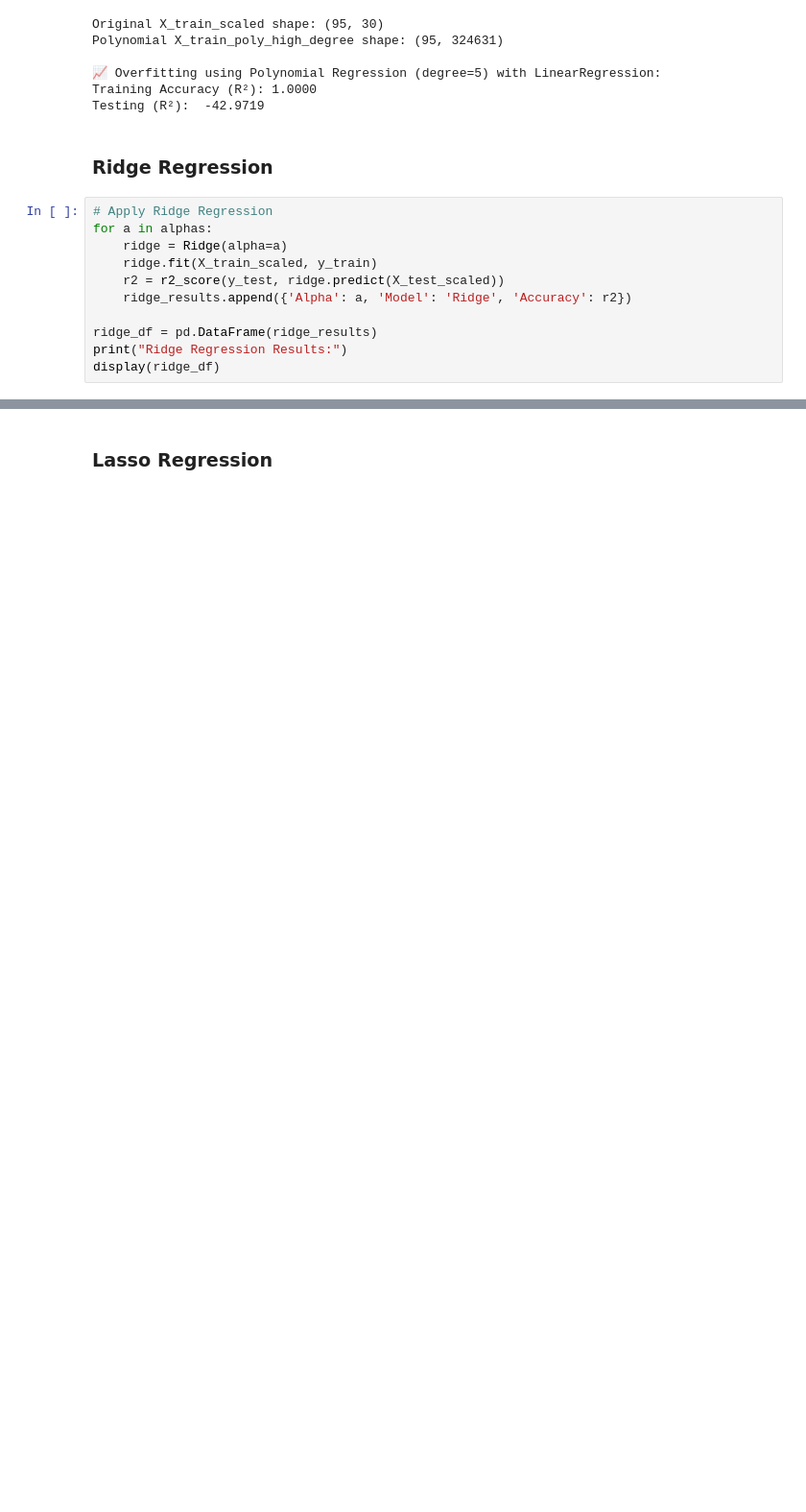
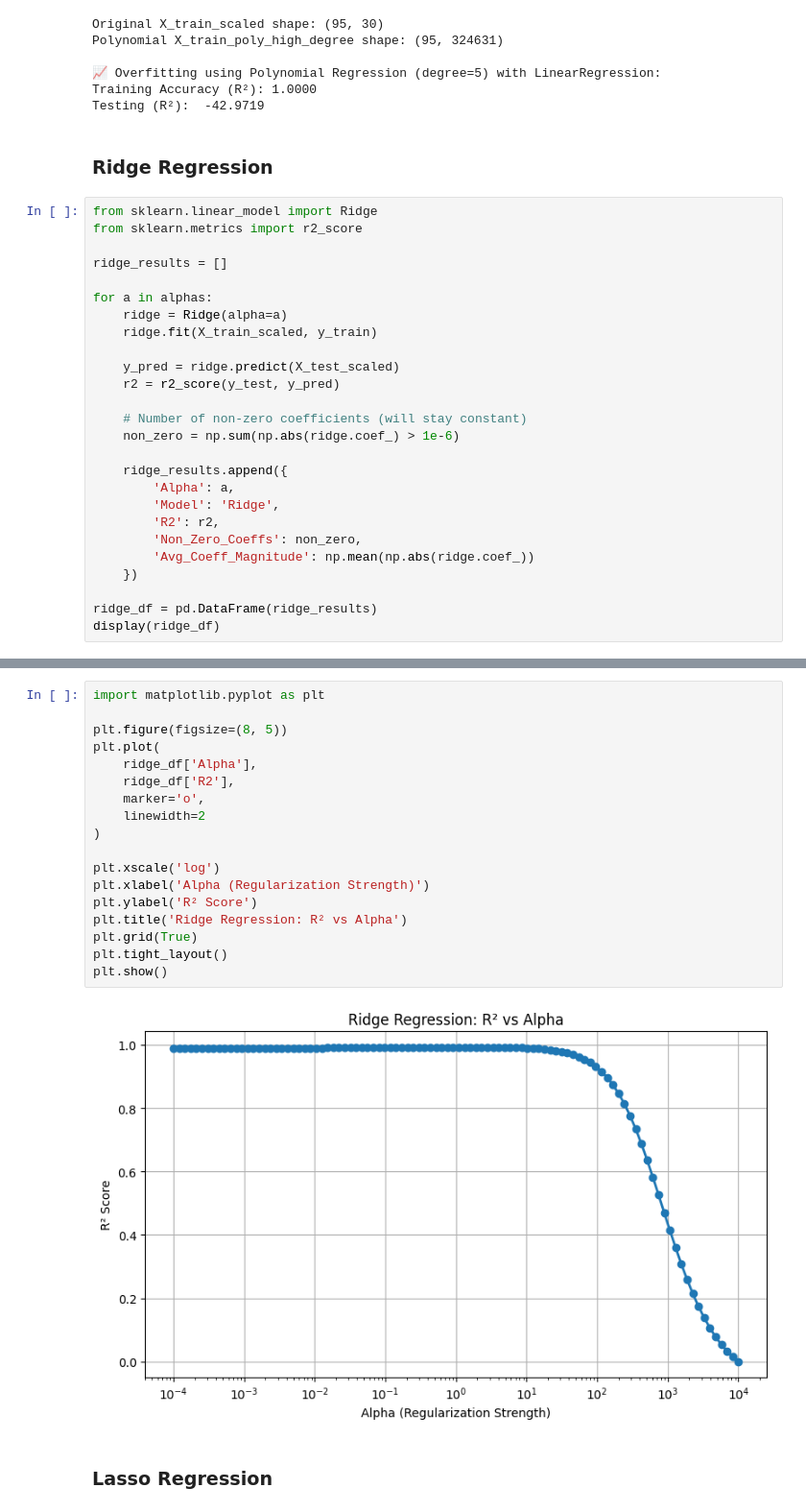
Before and after one commit to jahidurmahim/Machine_Learning_Laboratory, a Jupyter notebook: Crick_dataset.ipynb, the cells around one changed output, grey strips where cells are left out. Shown at 96% size. Saved outputs shown, nothing was run; the diff lists cells and outputs as text; blank space fills up the shorter version.

```diff
--- a/Crick_dataset.ipynb
+++ b/Crick_dataset.ipynb
@@ -596,14 +596,29 @@ Testing (R²):  -42.9719
 # %% [markdown]
 ### Ridge Regression
 # %%
-# Apply Ridge Regression
+from sklearn.linear_model import Ridge
+from sklearn.metrics import r2_score
+
+ridge_results = []
+
 for a in alphas:
     ridge = Ridge(alpha=a)
     ridge.fit(X_train_scaled, y_train)
-    r2 = r2_score(y_test, ridge.predict(X_test_scaled))
-    ridge_results.append({'Alpha': a, 'Model': 'Ridge', 'Accuracy': r2})
+
+    y_pred = ridge.predict(X_test_scaled)
+    r2 = r2_score(y_test, y_pred)
+
+    # Number of non-zero coefficients (will stay constant)
+    non_zero = np.sum(np.abs(ridge.coef_) > 1e-6)
+
+    ridge_results.append({
+        'Alpha': a,
+        'Model': 'Ridge',
+        'R2': r2,
+        'Non_Zero_Coeffs': non_zero,
+        'Avg_Coeff_Magnitude': np.mean(np.abs(ridge.coef_))
+    })
 
 ridge_df = pd.DataFrame(ridge_results)
-print("Ridge Regression Results:")
 display(ridge_df)
 # %% [output]
@@ -622,3 +638,23 @@ Ridge Regression Results:
+# %%
+import matplotlib.pyplot as plt
+
+plt.figure(figsize=(8, 5))
+plt.plot(
+    ridge_df['Alpha'],
+    ridge_df['R2'],
+    marker='o',
+    linewidth=2
+)
+
+plt.xscale('log')
+plt.xlabel('Alpha (Regularization Strength)')
+plt.ylabel('R² Score')
+plt.title('Ridge Regression: R² vs Alpha')
+plt.grid(True)
+plt.tight_layout()
+plt.show()
+# %% [output]
+[figure, added]
 # %% [markdown]
 ### Lasso Regression
 # %%
```
Also changed, not shown: parts of 8 cells of this notebook.
